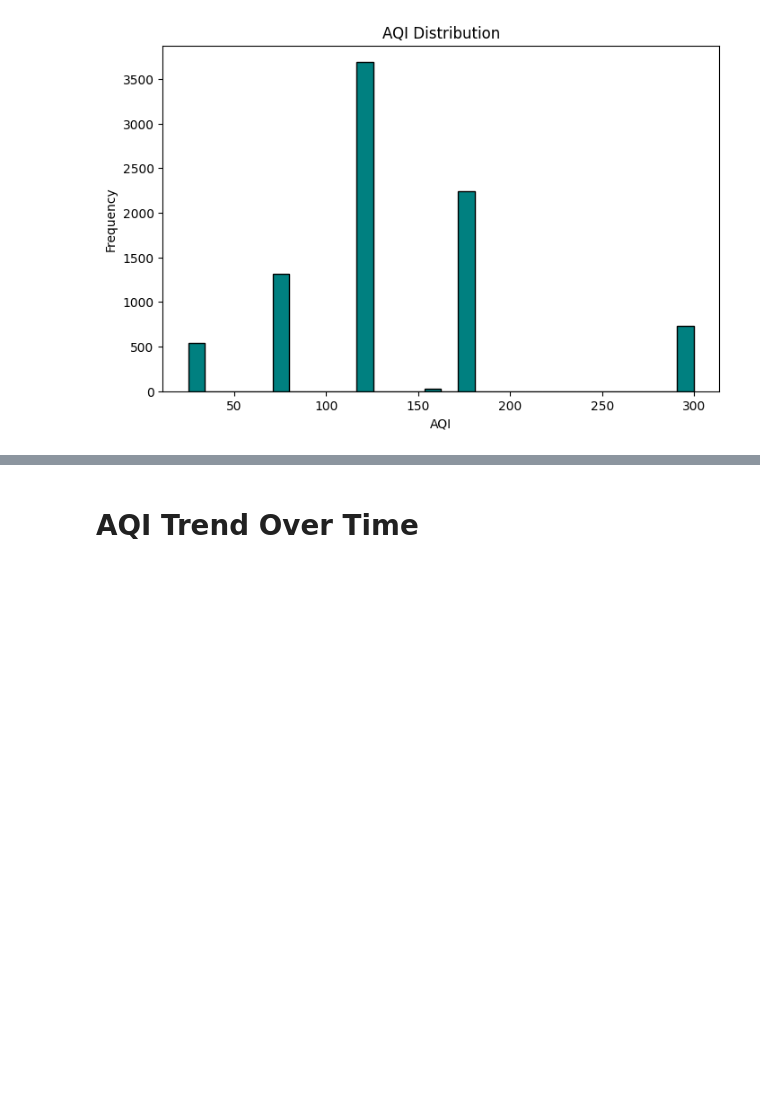
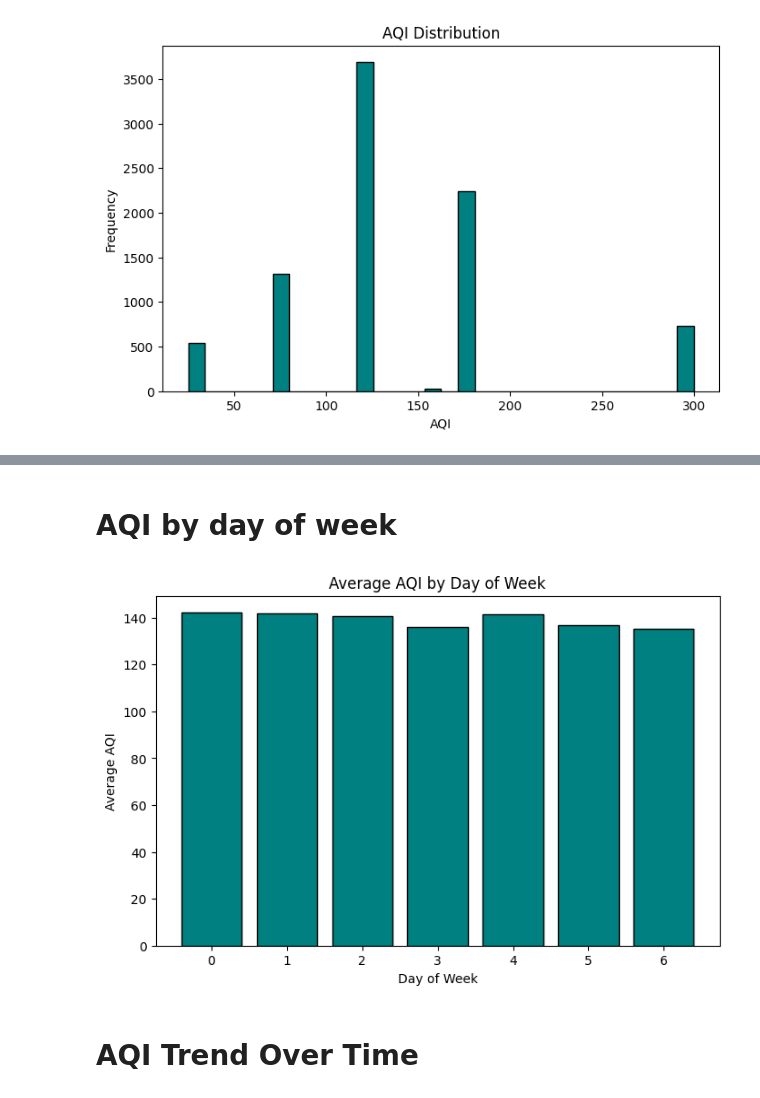
Before and after one commit to maham03nad/pearls-aqi-predictor, a Jupyter notebook: eda.ipynb, the cells around one changed output, grey strips where cells are left out. Cells and saved outputs as stored; diff of their text form; code cells hidden in the pictures; blank space fills up the shorter version.

```diff
--- a/eda.ipynb
+++ b/eda.ipynb
@@ -162,3 +194,16 @@ plt.show()
+# %% [markdown]
+# AQI by day of week
+# %%
+day_aqi = df_clean.groupby("day_of_week")["aqi"].mean()
+
+plt.figure(figsize=(8,5))
+plt.bar(day_aqi.index, day_aqi.values, color="teal", edgecolor="black")
+plt.title("Average AQI by Day of Week")
+plt.xlabel("Day of Week")
+plt.ylabel("Average AQI")
+plt.show()
+# %% [output]
+[figure, added]
 # %% [markdown]
 # AQI Trend Over Time
 # %%
```
Also changed, not shown: parts of 10 cells of this notebook.
